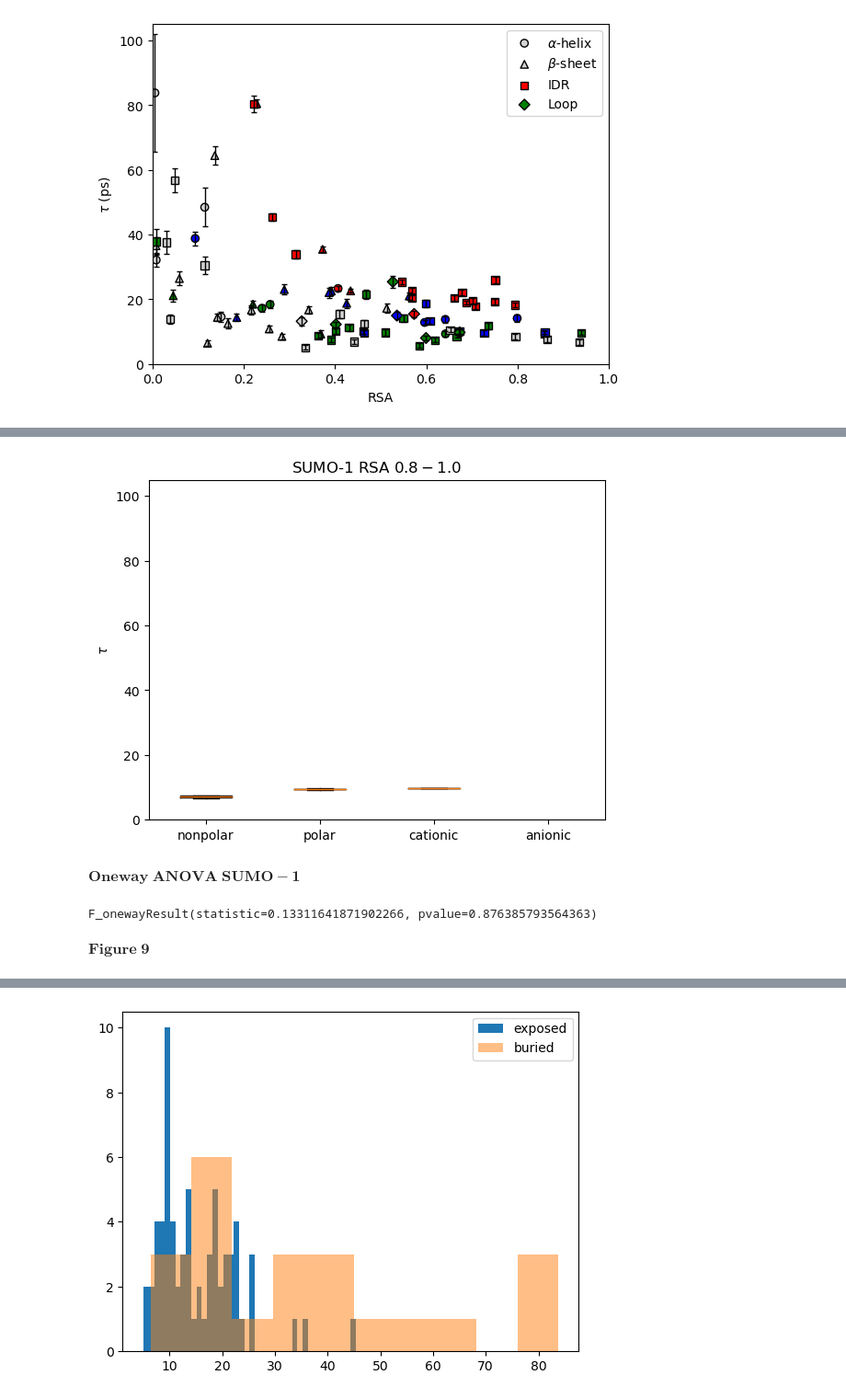
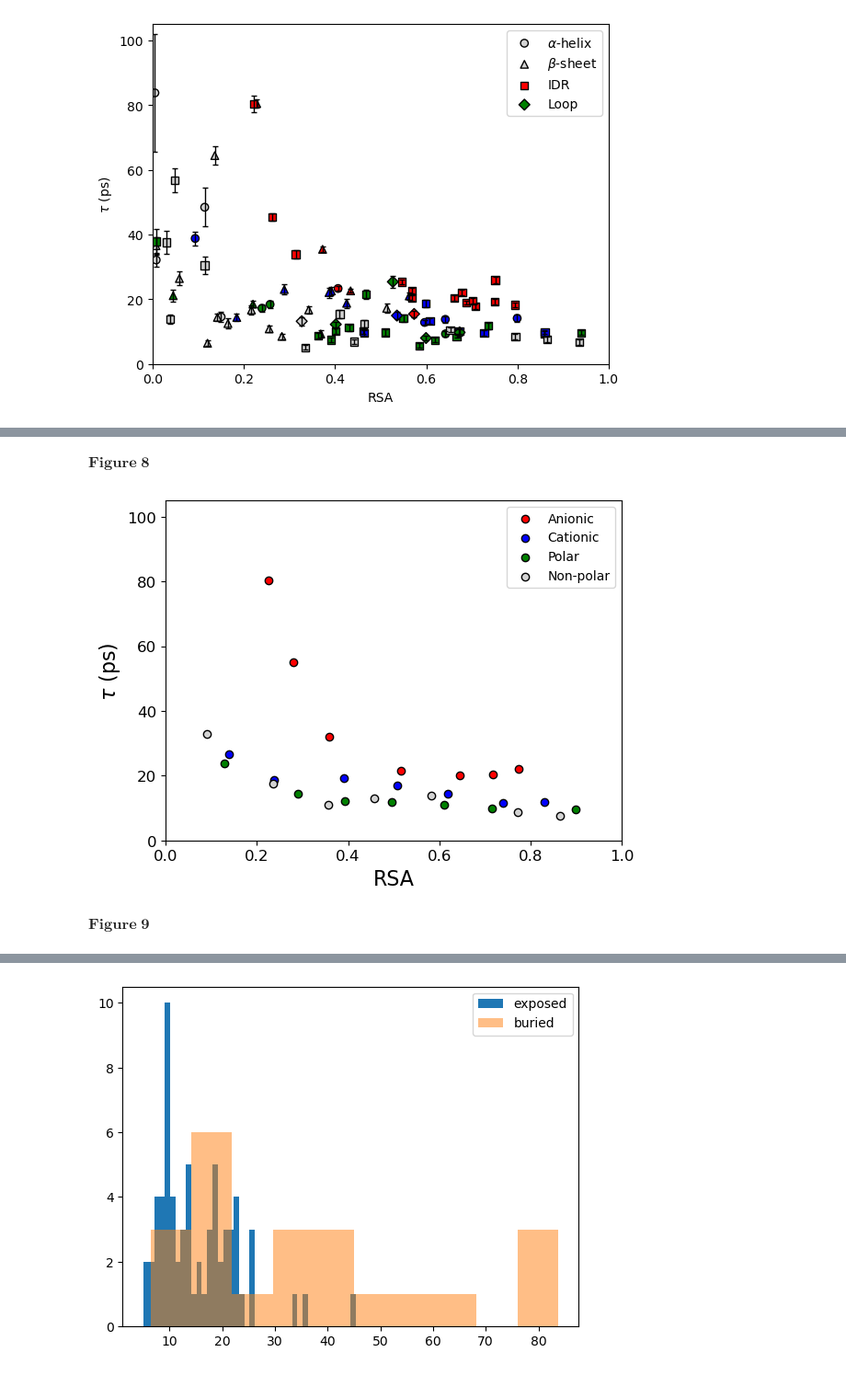
Before and after one commit to hpoudel1/SUMO-1_UBC9_dataset, a Jupyter notebook: residue_Ct_analysis/Computing C(t) confidence.ipynb, the cells around one changed output, grey strips where cells are left out. Shown at 92% size. Drawn from its saved outputs; the diff is of its cells as text; code cells hidden in the pictures.

Commit message:
finalized figures and cleaned up notebook

```diff
--- a/residue_Ct_analysis/Computing C(t) confidence.ipynb
+++ b/residue_Ct_analysis/Computing C(t) confidence.ipynb
@@ -760,17 +595,28 @@ plt.savefig('./boxplot_tau_sumo1_4-6_restype.png', dpi=300)
-# %%
-plt.boxplot([dict_boxplot_sumo1_8[i] for i in dict_boxplot_sumo1])
-plt.xticks(np.arange(1,5),unique_type2)
-plt.ylim(0,105)
-plt.ylabel(r'$\tau$')
-plt.title(r'SUMO-1 RSA $0.8-1.0$ ')
-plt.savefig('./boxplot_tau_sumo1_8_restype.png', dpi=300)
-# %% [output]
-[figure, removed]
-# %% [markdown]
-$\mathbf{Oneway\; ANOVA\; SUMO-1}$
-# %%
-stats.f_oneway(dict_boxplot_sumo1['Non-polar'],dict_boxplot_sumo1['Polar'],dict_boxplot_sumo1['Cationic'])
-# %% [output]
-F_onewayResult(statistic=0.13311641871902266, pvalue=0.876385793564363)
-# %% [markdown]
-$\mathbf{Figure\; 9}$
+# %% [markdown]
+$\mathbf{Figure\; 8}$
+# %%
+dict_MW_electro_sumo1 = {}
+for i in ['r','b','g','white']:
+    TF = ( sumo1_df['electro']==i )
+    y = sumo1_df[TF][symbols['tau']].values
+    x = sumo1_df[TF]['RSA'].values
+
+    xy, n = moving_average(x,y,0.25,0.125,[0.0,1.0])
+    n = np.array(n)
+    x,y = xy.T
+
+    if i!='white': plt.scatter(x, y, c=i , marker='o', label=labels[i], edgecolors='k', alpha=1)
+    else: plt.scatter(x, y, c='lightgrey' , marker='o', label=labels[i], edgecolors='k', alpha=1)
+
+    dict_MW_electro_sumo1[i]=np.array([x, y, n, i*len(y)])
+plt.ylim(0,105)
+plt.xlim(0,1)
+plt.tick_params(labelsize=12)
+plt.xlabel('RSA',size=16)
+plt.ylabel(r'$\tau$ (ps)',size=16)
+plt.legend()
+plt.savefig('./tau_v_RSA_MW_colorbyelectro-sumo1.png',dpi= 300)
+# %% [output]
+[figure, added]
+# %% [markdown]
+$\mathbf{Figure\; 9}$
```
Also changed, not shown: parts of 106 cells of this notebook, 23 other files.
